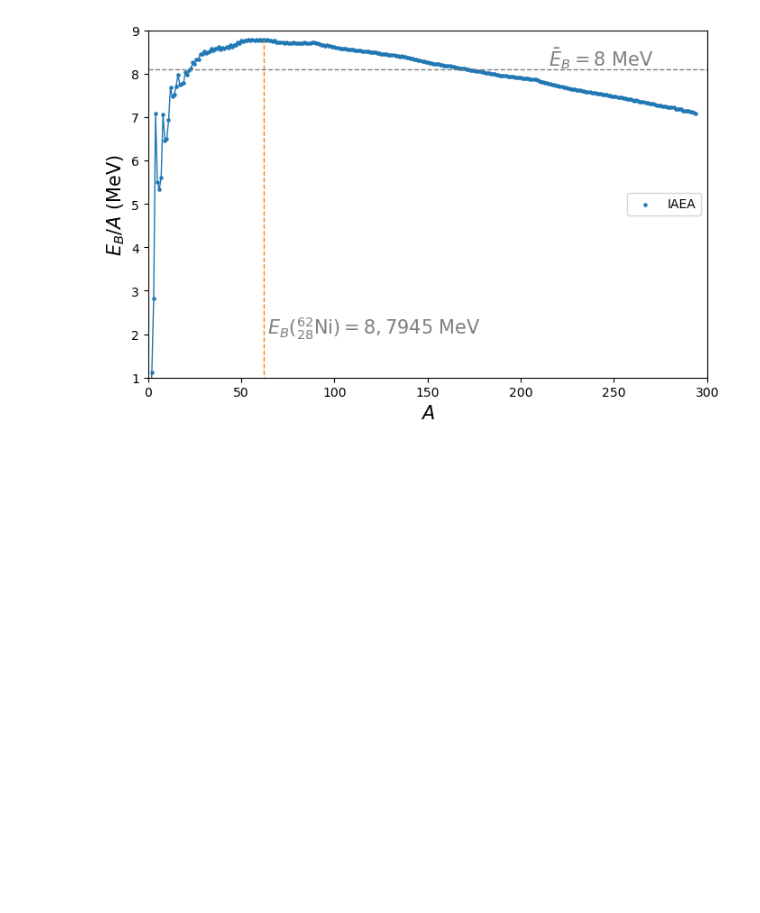
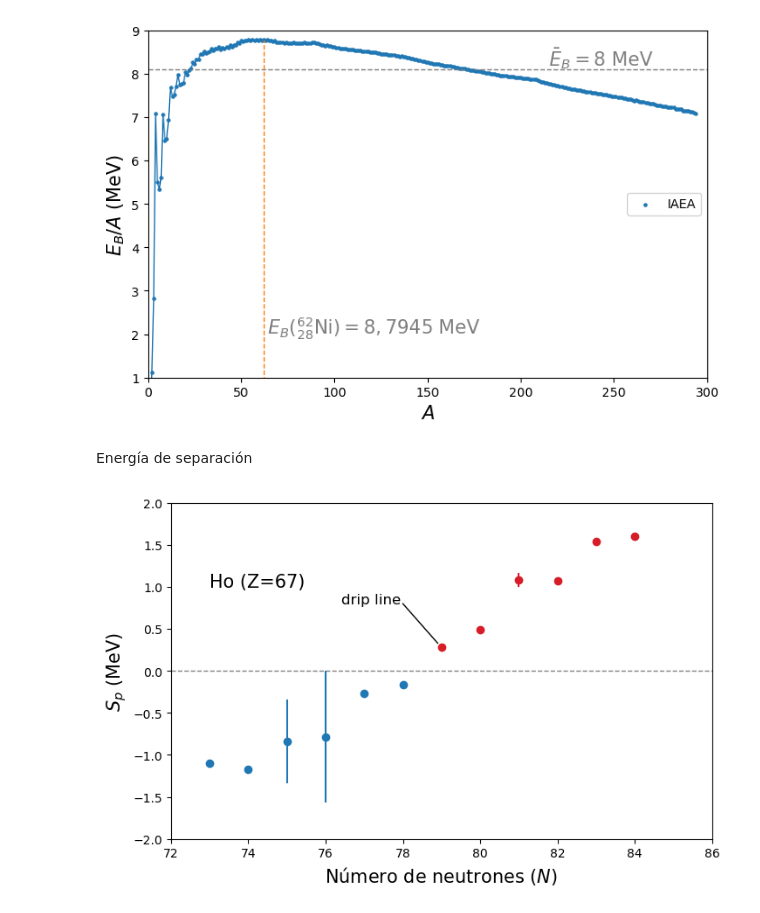
Before and after one commit to cefera/FNyP, a Jupyter notebook: Notebooks/Tema1.ipynb, the cells around one changed output. Saved outputs shown, nothing was run; the diff lists cells and outputs as text; code cells hidden in the pictures; blank space fills up the shorter version.

```diff
--- a/Notebooks/Tema1.ipynb
+++ b/Notebooks/Tema1.ipynb
@@ -246,3 +287,26 @@ plt.show()
 # %% [output]
 [figure]
 [figure]
+# %% [markdown]
+Energía de separación
+# %%
+dfHo = df.query('symbol=="Ho"')
+dfHoAp = dfHo.dropna(subset=['sp', 'unc_sp'])
+df1 = dfHoAp.loc[(dfHoAp['sp'] >= 0)]
+df2 = dfHoAp.loc[(dfHoAp['sp'] < 0)]
+
+fig = plt.figure(figsize=(8,5))
+plt.xlabel(r'Número de neutrones ($N$)',fontsize=15)
+plt.ylabel(r'$S_p$ (MeV)',fontsize=15)
+plt.ylim((-2,2))
+plt.xlim((72,86))
+plt.hlines(0,72.,86.,colors=jpac_color[9], lw=1., linestyles='dashed')
+plt.errorbar(df1['n'], df1['sp']/1000,yerr=df1['unc_sp']/1000,fmt='o',c=jpac_color[1])
+plt.errorbar(df2['n'], df2['sp']/1000,yerr=df2['unc_sp']/1000,fmt='o',c=jpac_color[0])
+plt.text(73,1,'Ho (Z=67)',c=jpac_color[10],fontsize=15)
+plt.plot([78,78.9],[0.8,0.33],'-',lw=1,c=jpac_color[10])
+plt.text(76.4,0.8,'drip line',c=jpac_color[10],fontsize=12)
+plt.show()
+#fig.savefig('driplinePHo.pdf', bbox_inches='tight')
+# %% [output]
+[figure, added]
```
Also changed, not shown: parts of 10 cells of this notebook, 5 other files.
